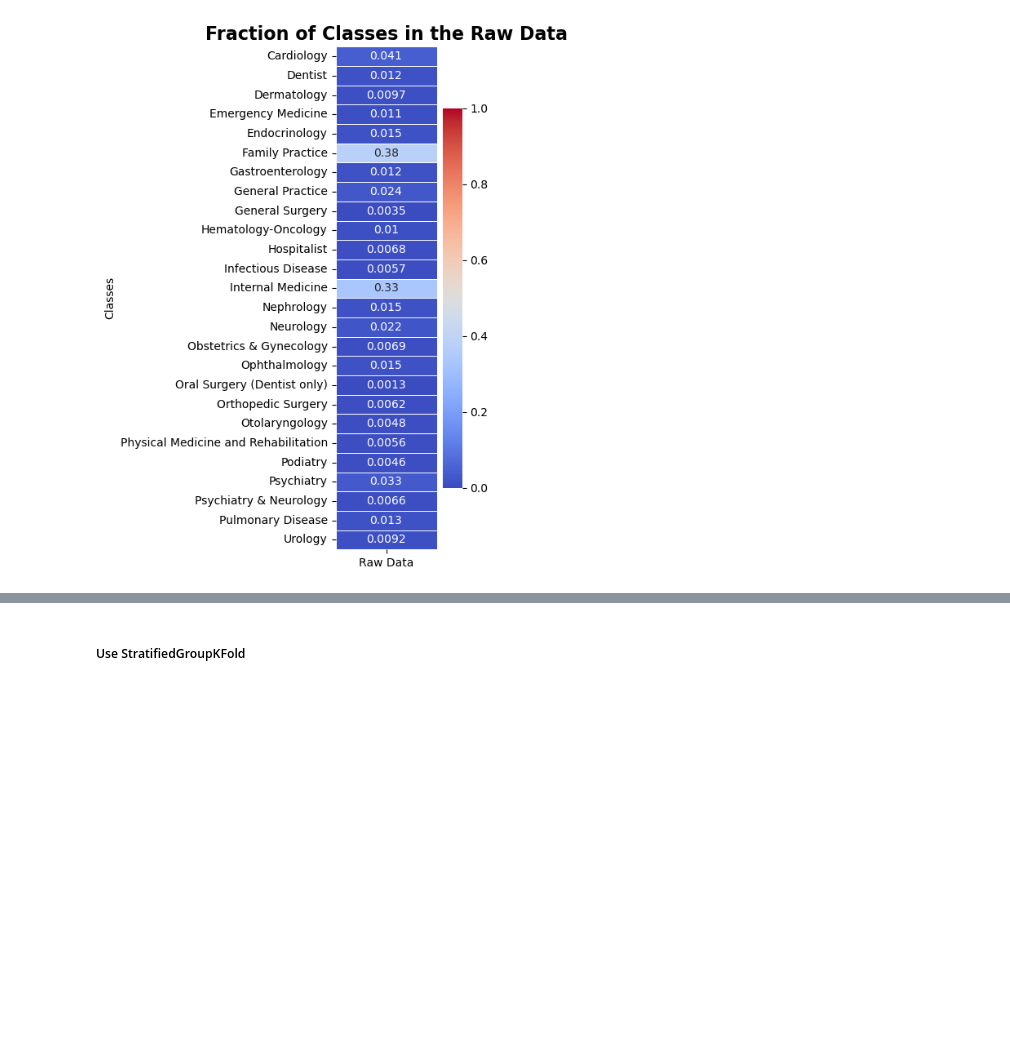
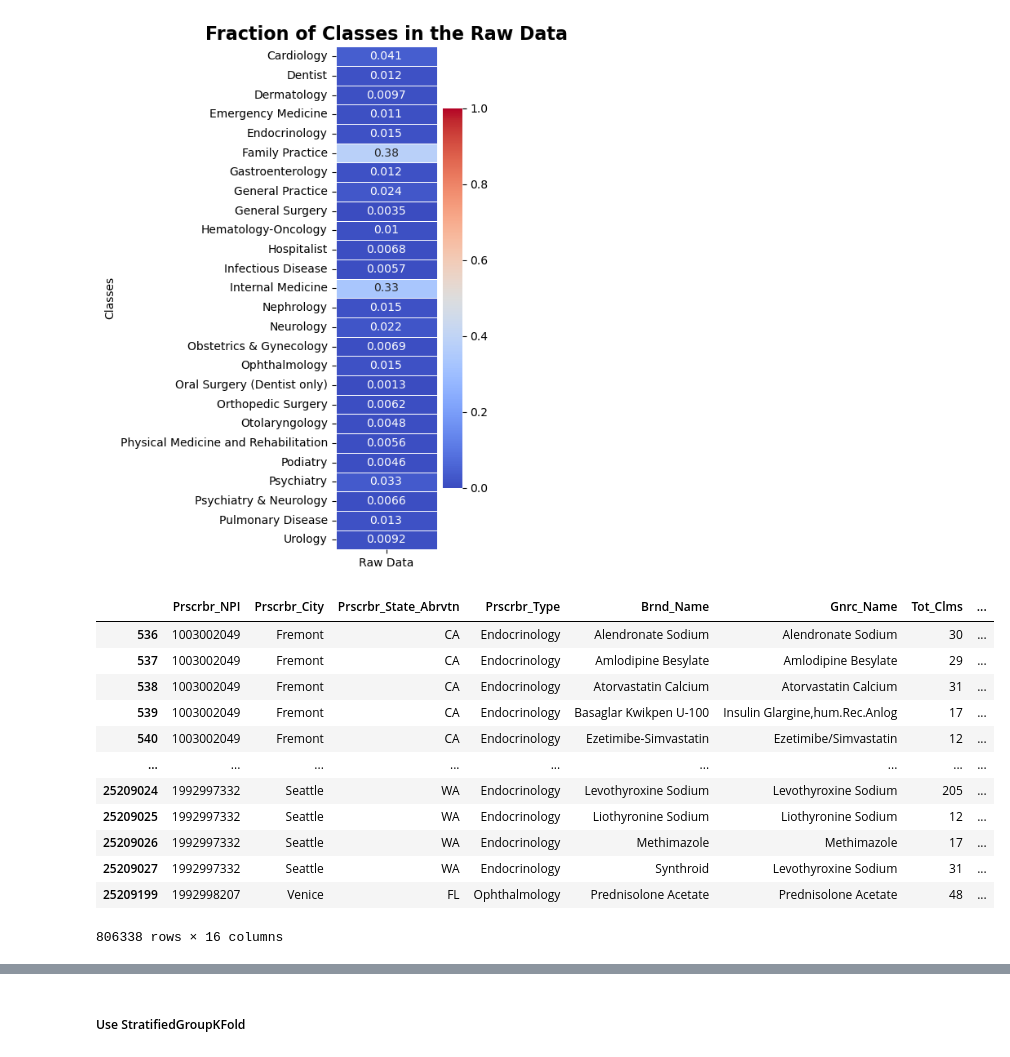
Before and after one commit to fabulenc/CMS-Medicare-Provider-Specialty-ML-Project, a Jupyter notebook: src/DATA1030 Project.ipynb, the cells around one changed output, grey strips where cells are left out. Drawn from its saved outputs; the diff is of its cells as text; code cells hidden in the pictures; blank space fills up the shorter version.

```diff
--- a/src/DATA1030 Project.ipynb
+++ b/src/DATA1030 Project.ipynb
@@ -927,3 +1009,21 @@ plt.savefig('Figure 19 - Fraction of Classes in the Raw Data.png', dpi=1200,bbox
 plt.show()
 # %% [output]
 [figure]
+# %%
+df3 = df2[(df2['Prscrbr_Type'] == 'Nephrology') | (df2['Prscrbr_Type'] == 'Endocrinology') |
+          (df2['Prscrbr_Type'] == 'Ophthalmology')]
+df3
+# %% [output]
+|  | Prscrbr_NPI | Prscrbr_City | Prscrbr_State_Abrvtn | Prscrbr_Type | Brnd_Name | Gnrc_Name | Tot_Clms | ... |
+| 536 | 1003002049 | Fremont | CA | Endocrinology | Alendronate Sodium | Alendronate Sodium | 30 | ... |
+| 537 | 1003002049 | Fremont | CA | Endocrinology | Amlodipine Besylate | Amlodipine Besylate | 29 | ... |
+| 538 | 1003002049 | Fremont | CA | Endocrinology | Atorvastatin Calcium | Atorvastatin Calcium | 31 | ... |
+| 539 | 1003002049 | Fremont | CA | Endocrinology | Basaglar Kwikpen U-100 | Insulin Glargine,hum.Rec.Anlog | 17 | ... |
+| 540 | 1003002049 | Fremont | CA | Endocrinology | Ezetimibe-Simvastatin | Ezetimibe/Simvastatin | 12 | ... |
+| ... | ... | ... | ... | ... | ... | ... | ... | ... |
+| 25209024 | 1992997332 | Seattle | WA | Endocrinology | Levothyroxine Sodium | Levothyroxine Sodium | 205 | ... |
+| 25209025 | 1992997332 | Seattle | WA | Endocrinology | Liothyronine Sodium | Liothyronine Sodium | 12 | ... |
+| 25209026 | 1992997332 | Seattle | WA | Endocrinology | Methimazole | Methimazole | 17 | ... |
+| 25209027 | 1992997332 | Seattle | WA | Endocrinology | Synthroid | Levothyroxine Sodium | 31 | ... |
+| 25209199 | 1992998207 | Venice | FL | Ophthalmology | Prednisolone Acetate | Prednisolone Acetate | 48 | ... |
+806338 rows × 16 columns
```
Also changed, not shown: parts of 94 cells of this notebook, 7 other files.
